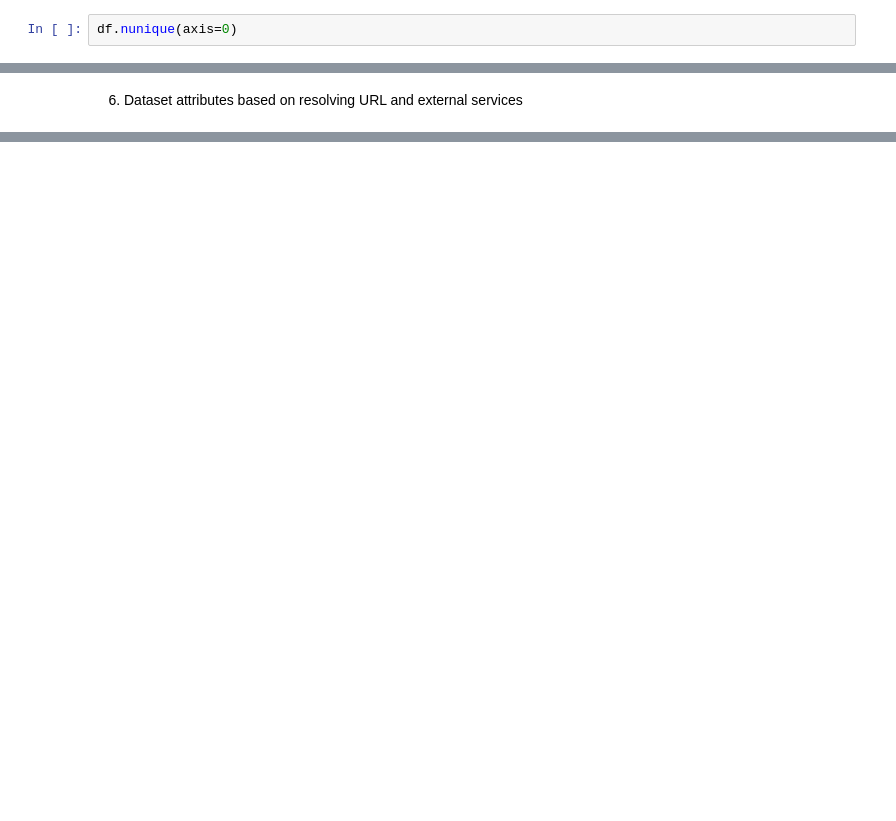
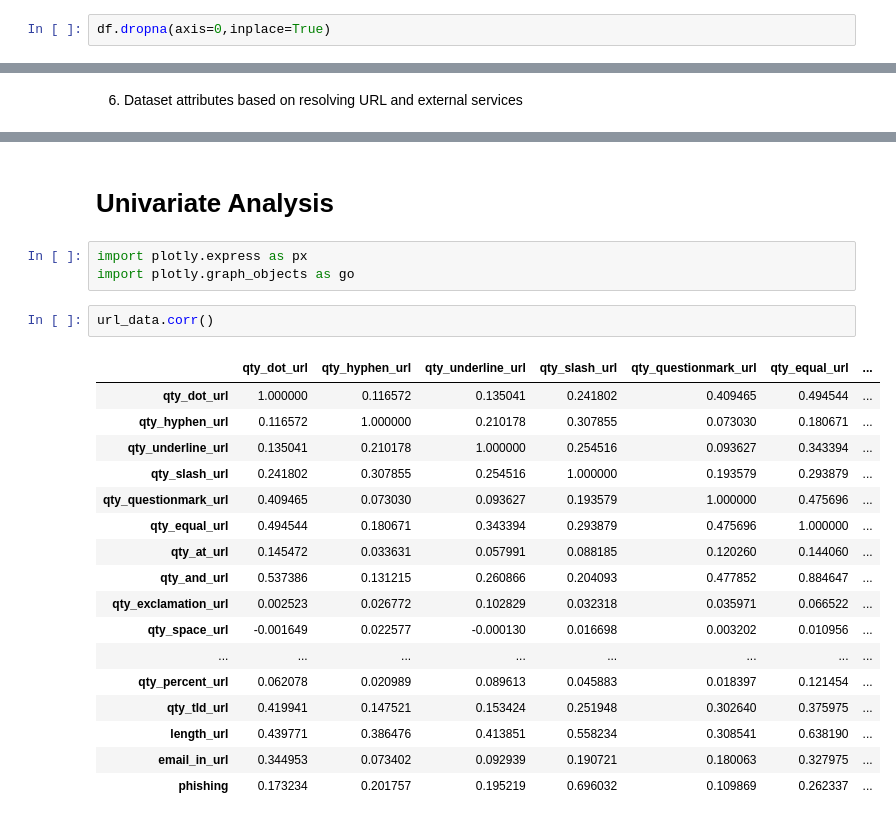
Before and after one commit to Krish-Goyani/PW_Internship, a Jupyter notebook: PW_1.ipynb, the cells around one changed output, grey strips where cells are left out. Drawn from its saved outputs; the diff is of its cells as text; blank space fills up the shorter version.

```diff
--- a/PW_1.ipynb
+++ b/PW_1.ipynb
@@ -62,4 +72,4 @@ url_shortened           1
 phishing                1
 Length: 112, dtype: int64
 # %%
-df.nunique(axis=0)
+df.dropna(axis=0,inplace=True)
@@ -252,0 +265,25 @@ fatal: could not read Username for 'https://github.com': No such device or addre
+# %% [markdown]
+# Univariate Analysis
+# %%
+import plotly.express as px
+import plotly.graph_objects as go
+# %%
+url_data.corr()
+# %% [output]
+|  | qty_dot_url | qty_hyphen_url | qty_underline_url | qty_slash_url | qty_questionmark_url | qty_equal_url | ... |
+| qty_dot_url | 1.000000 | 0.116572 | 0.135041 | 0.241802 | 0.409465 | 0.494544 | ... |
+| qty_hyphen_url | 0.116572 | 1.000000 | 0.210178 | 0.307855 | 0.073030 | 0.180671 | ... |
+| qty_underline_url | 0.135041 | 0.210178 | 1.000000 | 0.254516 | 0.093627 | 0.343394 | ... |
+| qty_slash_url | 0.241802 | 0.307855 | 0.254516 | 1.000000 | 0.193579 | 0.293879 | ... |
+| qty_questionmark_url | 0.409465 | 0.073030 | 0.093627 | 0.193579 | 1.000000 | 0.475696 | ... |
+| qty_equal_url | 0.494544 | 0.180671 | 0.343394 | 0.293879 | 0.475696 | 1.000000 | ... |
+| qty_at_url | 0.145472 | 0.033631 | 0.057991 | 0.088185 | 0.120260 | 0.144060 | ... |
+| qty_and_url | 0.537386 | 0.131215 | 0.260866 | 0.204093 | 0.477852 | 0.884647 | ... |
+| qty_exclamation_url | 0.002523 | 0.026772 | 0.102829 | 0.032318 | 0.035971 | 0.066522 | ... |
+| qty_space_url | -0.001649 | 0.022577 | -0.000130 | 0.016698 | 0.003202 | 0.010956 | ... |
+| ... | ... | ... | ... | ... | ... | ... | ... |
+| qty_percent_url | 0.062078 | 0.020989 | 0.089613 | 0.045883 | 0.018397 | 0.121454 | ... |
+| qty_tld_url | 0.419941 | 0.147521 | 0.153424 | 0.251948 | 0.302640 | 0.375975 | ... |
+| length_url | 0.439771 | 0.386476 | 0.413851 | 0.558234 | 0.308541 | 0.638190 | ... |
+| email_in_url | 0.344953 | 0.073402 | 0.092939 | 0.190721 | 0.180063 | 0.327975 | ... |
+| phishing | 0.173234 | 0.201757 | 0.195219 | 0.696032 | 0.109869 | 0.262337 | ... |
```
Also changed, not shown: parts of 40 cells of this notebook.
